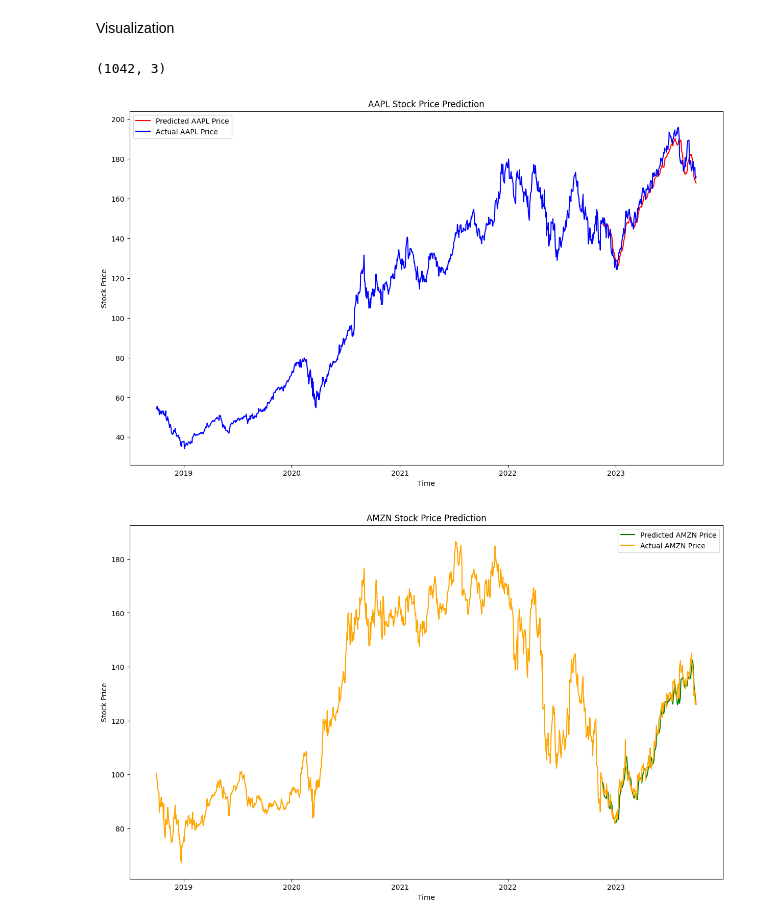
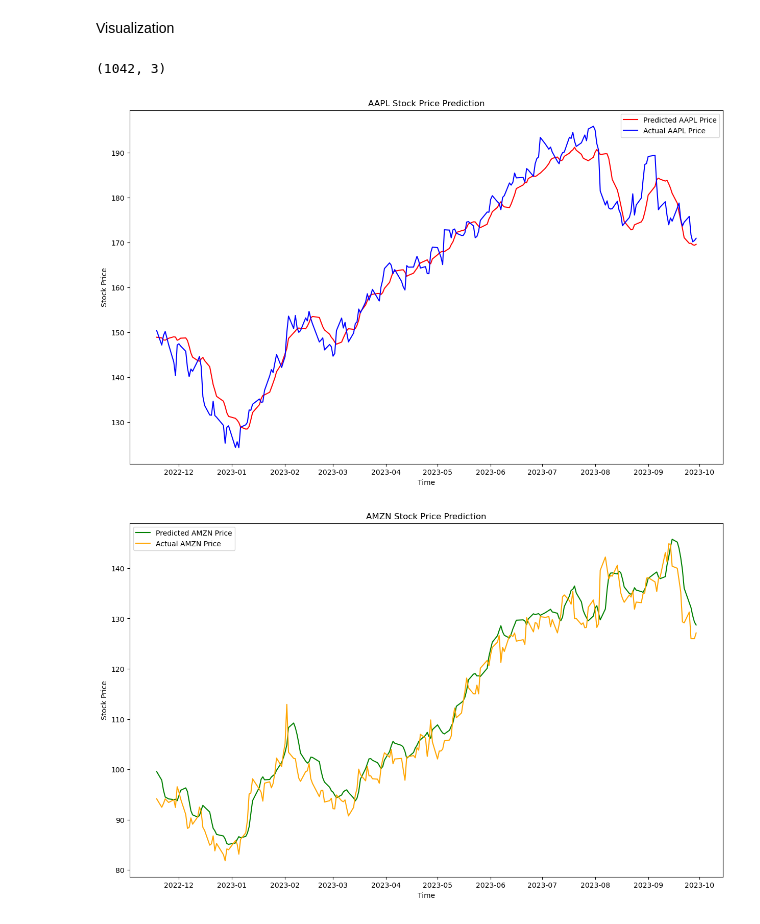
Before and after one commit to GSam789/Stock-Price-Prediction, a Jupyter notebook: NLP/time_series.ipynb, the cells around one changed output. Saved outputs shown, nothing was run; the diff lists cells and outputs as text; code cells hidden in the pictures.

```diff
--- a/NLP/time_series.ipynb
+++ b/NLP/time_series.ipynb
@@ -162,7 +166,6 @@ test = stock_data_adj[train_size+SEQUENCE_LENGTH:]
 print(train.shape)
 
 plt.figure(figsize=(15,9))
-plt.plot(train['Adj Close']['AAPL'], color='blue')
 plt.plot(stock_data.index[train_size+SEQUENCE_LENGTH:], actual_predictions[:, 0], color='red', label='Predicted AAPL Price')
 plt.plot(stock_data.index[train_size+SEQUENCE_LENGTH:], scaler.inverse_transform(y_test)[:, 0], color='blue', label='Actual AAPL Price')
 plt.title('AAPL Stock Price Prediction')
@@ -172,18 +175,17 @@ plt.legend()
 plt.show()
 # %% [output]
 (1042, 3)
-[figure, old version]
+[figure, new version]
 # %%
 plt.figure(figsize=(15,9))
-plt.plot(train['Adj Close']['AMZN'], color='orange')
 plt.plot(stock_data.index[train_size+SEQUENCE_LENGTH:], actual_predictions[:, 1], color='green', label='Predicted AMZN Price')
 plt.plot(stock_data.index[train_size+SEQUENCE_LENGTH:], scaler.inverse_transform(y_test)[:, 1], color='orange', label='Actual AMZN Price')
 plt.title('AMZN Stock Price Prediction')
 plt.xlabel('Time')
 plt.ylabel('Stock Price')
 plt.legend()
 plt.show()
 # %% [output]
-[figure, old version]
+[figure, new version]
 # %%
 plt.figure(figsize=(15,9))
```
Also changed, not shown: parts of 8 cells of this notebook, 1 other file.
